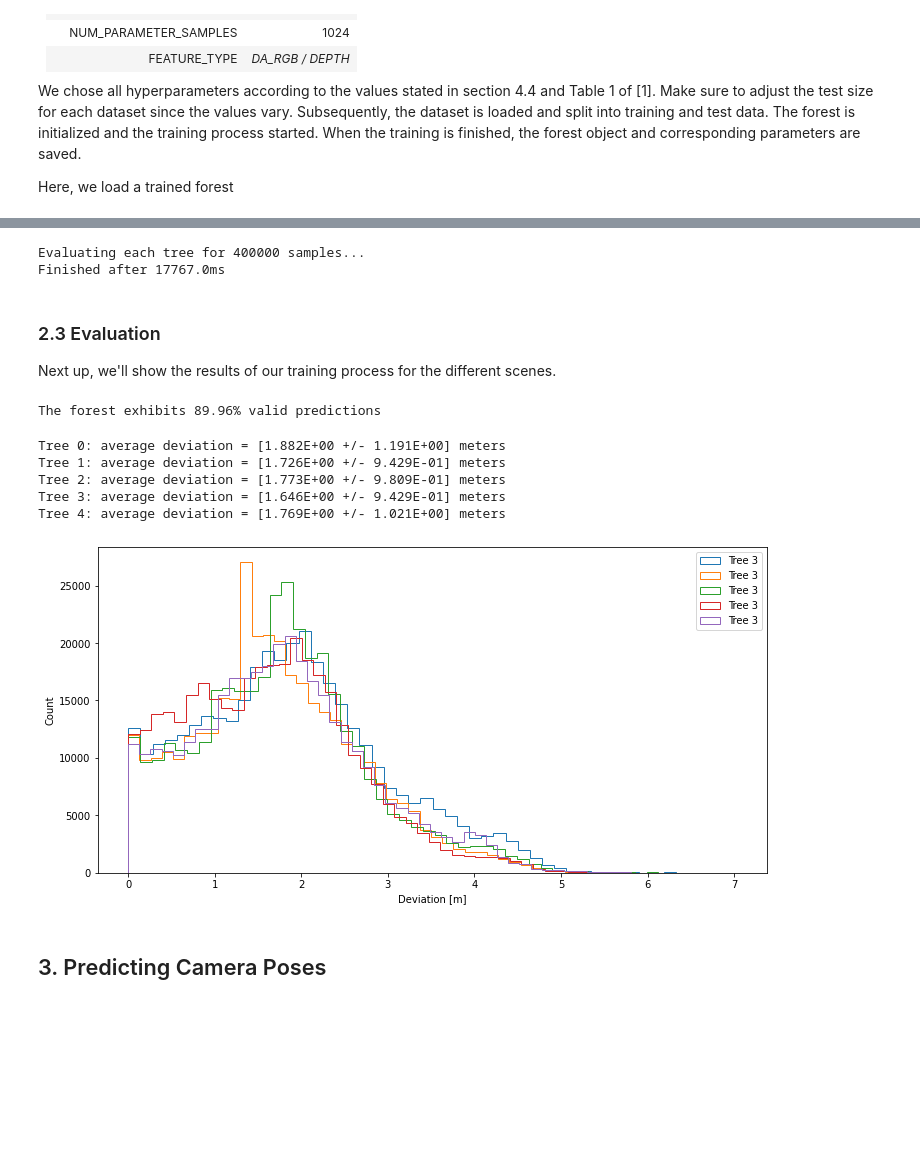
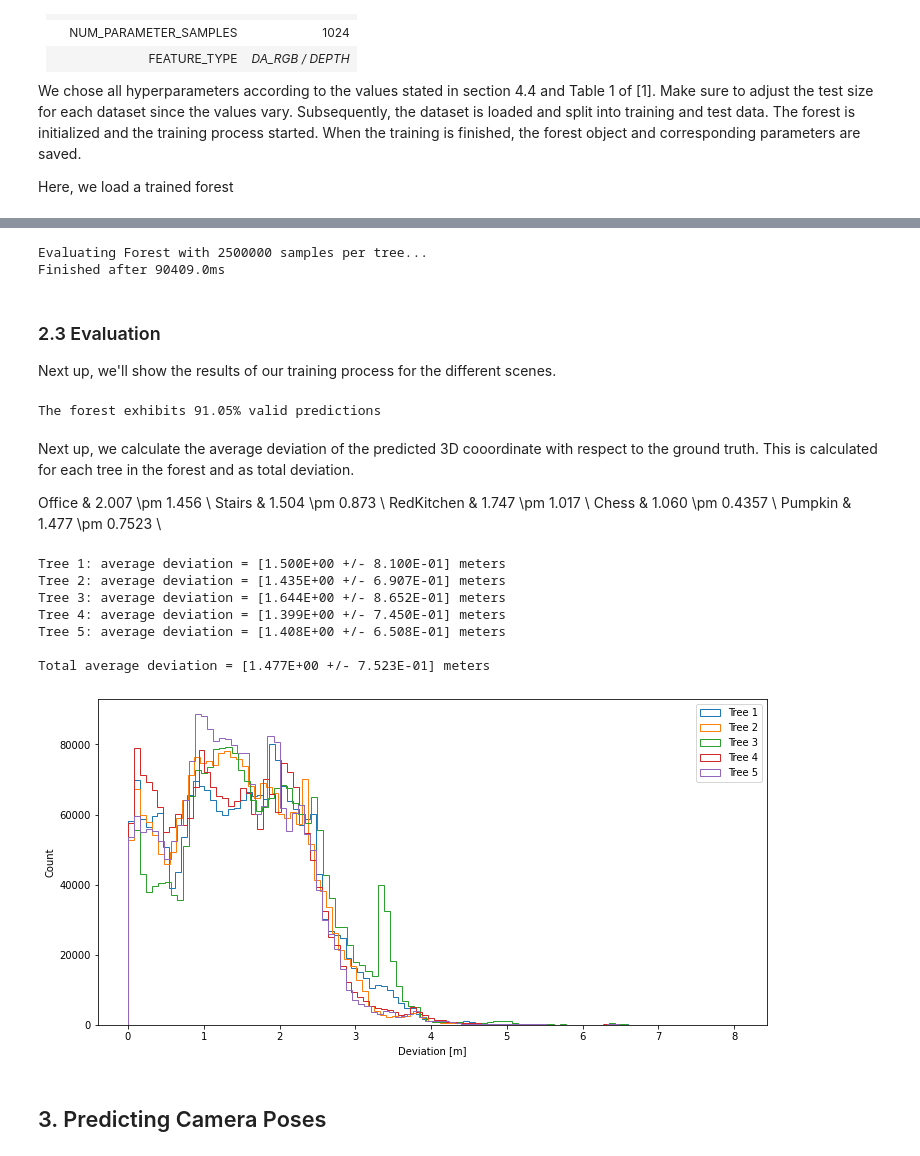
Before and after one commit to JasonPy/3dcv-mini-project, a Jupyter notebook: demo.ipynb, the cells around one changed output, grey strips where cells are left out. Drawn from its saved outputs; the diff is of its cells as text; code cells hidden in the pictures; blank space fills up the shorter version.

```diff
--- a/demo.ipynb
+++ b/demo.ipynb
@@ -23,7 +20,7 @@ import matplotlib.pyplot as plt
 from PIL import Image
 from source.data_loader import DataLoader
 
-SCENE = "redkitchen"
+SCENE = "heads"
 DATA_PATH = "./data"
 SAMPLES = 4
 
@@ -73,7 +67,7 @@ import os
 from source.utils import load_object, millis
 
 OUTPUT = "./output"
-PREFIX = "22-03-2022_17-57_redkitchen"
+PREFIX = "23-03-2022_18-56_pumpkin"
 
 params = load_object(os.path.join(OUTPUT, PREFIX, f"params_{SCENE}.pkl"))
 print(f'Loading forest trained on "{SCENE}"')
@@ -103,8 +99,8 @@ Now, we can use the trained tree and see how it performs on unseen data...
 # %%
 NUM_TEST_IMAGES = 500
-NUM_SAMPLES_PER_IMAGE = 800
+NUM_SAMPLES_PER_IMAGE = 5000
 
-# Sample points from test data
+# Sample images from test data set
 test_set_indices = params['TEST_INDICES']
 test_indices = np.random.choice(test_set_indices, NUM_TEST_IMAGES, replace = False)
 images_data = loader.load_dataset(SCENE, test_indices)
@@ -115,17 +111,17 @@ p_s, w_s = loader.sample_from_data_set(
     num_samples = NUM_SAMPLES_PER_IMAGE)
 
 # Evalulate forest
-num_samples = NUM_TEST_IMAGES * NUM_SAMPLES_PER_IMAGE
-print(f'Evaluating each tree for {num_samples} samples...')
+print(f'Evaluating Forest with {NUM_TEST_IMAGES * NUM_SAMPLES_PER_IMAGE} samples per tree...')
 
 start = millis()
-tree_predictions = forest.evaluate(p_s, images_data)
+forest_predictions = forest.evaluate(p_s, images_data)
+
 print(f'Finished after {(millis() - start):5.1F}ms')
 
 images_data = None # free memory
 # %% [output]
-Evaluating each tree for 400000 samples...
-Finished after 17767.0ms
+Evaluating Forest with 2500000 samples per tree...
+Finished after 90409.0ms
 # %% [markdown]
 ### 2.3 Evaluation
 Next up, we'll show the results of our training process for the different scenes.
@@ -134,35 +130,47 @@ from source.evaluator import SceneCoordinateEvaluator
 from source.visualization import draw_pointcloud
 # %%
 eval = SceneCoordinateEvaluator()
-valid_predictions = eval.get_valid_predictions(tree_predictions)
+valid_predictions = eval.get_valid_predictions(forest_predictions)
 
-total_num_predictions = (NUM_TEST_IMAGES * NUM_SAMPLES_PER_IMAGE * len(tree_predictions))
+total_num_predictions = (NUM_TEST_IMAGES * NUM_SAMPLES_PER_IMAGE * params["NUM_TREES"])
 valid_num_predictions = valid_predictions.shape[0]
 
 print(f'The forest exhibits {(valid_num_predictions / total_num_predictions):.2%} valid predictions')
 # %% [output]
-The forest exhibits 89.96% valid predictions
+The forest exhibits 91.05% valid predictions
+# %% [markdown]
+Next up, we calculate the average deviation of the predicted 3D cooordinate with respect to the ground truth. This is calculated for each tree in the forest and as total deviation.
+
+Office & 2.007 \pm 1.456 \\
+Stairs & 1.504 \pm 0.873 \\
+RedKitchen & 1.747 \pm 1.017 \\
+Chess & 1.060 \pm 0.4357 \\
+Pumpkin & 1.477 \pm 0.7523 \\
 # %%
-errors = eval.get_prediction_error(tree_predictions, w_s)
+errors = eval.get_prediction_error(forest_predictions, w_s)
 
 plt.figure(figsize=(12,6))
-
-for err in errors:
-    plt.hist(err, bins=50, fill=False, histtype='step', label=f'Tree {i}')
+for i, err in enumerate(errors):
+    plt.hist(err, bins=100, fill=False, histtype='step', label=f'Tree {i+1}')
+    print(f'Tree {i+1}: average deviation = [{np.mean(err):1.3E} +/- {np.var(err):1.3E}] meters')
 
 plt.xlabel('Deviation [m]')
 plt.ylabel('Count')
 plt.legend()
 
-for i, err in enumerate(errors):
-    print(f'Tree {i}: average deviation = [{np.mean(err):1.3E} +/- {np.var(err):1.3E}] meters')
+avg_deviation = np.mean([np.mean(err) for err in errors])
+var_deviation = np.mean([np.var(err) for err in errors])
+
+print(f"\nTotal average deviation = [{avg_deviation:1.3E} +/- {var_deviation:1.3E}] meters")
 # %% [output]
-Tree 0: average deviation = [1.882E+00 +/- 1.191E+00] meters
-Tree 1: average deviation = [1.726E+00 +/- 9.429E-01] meters
-Tree 2: average deviation = [1.773E+00 +/- 9.809E-01] meters
-Tree 3: average deviation = [1.646E+00 +/- 9.429E-01] meters
-Tree 4: average deviation = [1.769E+00 +/- 1.021E+00] meters
+Tree 1: average deviation = [1.500E+00 +/- 8.100E-01] meters
+Tree 2: average deviation = [1.435E+00 +/- 6.907E-01] meters
+Tree 3: average deviation = [1.644E+00 +/- 8.652E-01] meters
+Tree 4: average deviation = [1.399E+00 +/- 7.450E-01] meters
+Tree 5: average deviation = [1.408E+00 +/- 6.508E-01] meters
+
+Total average deviation = [1.477E+00 +/- 7.523E-01] meters
-[figure, old version]
+[figure, new version]
 # %%
 draw_pointcloud(valid_predictions)
 # %% [markdown]
```
Also changed, not shown: parts of 5 cells of this notebook.
